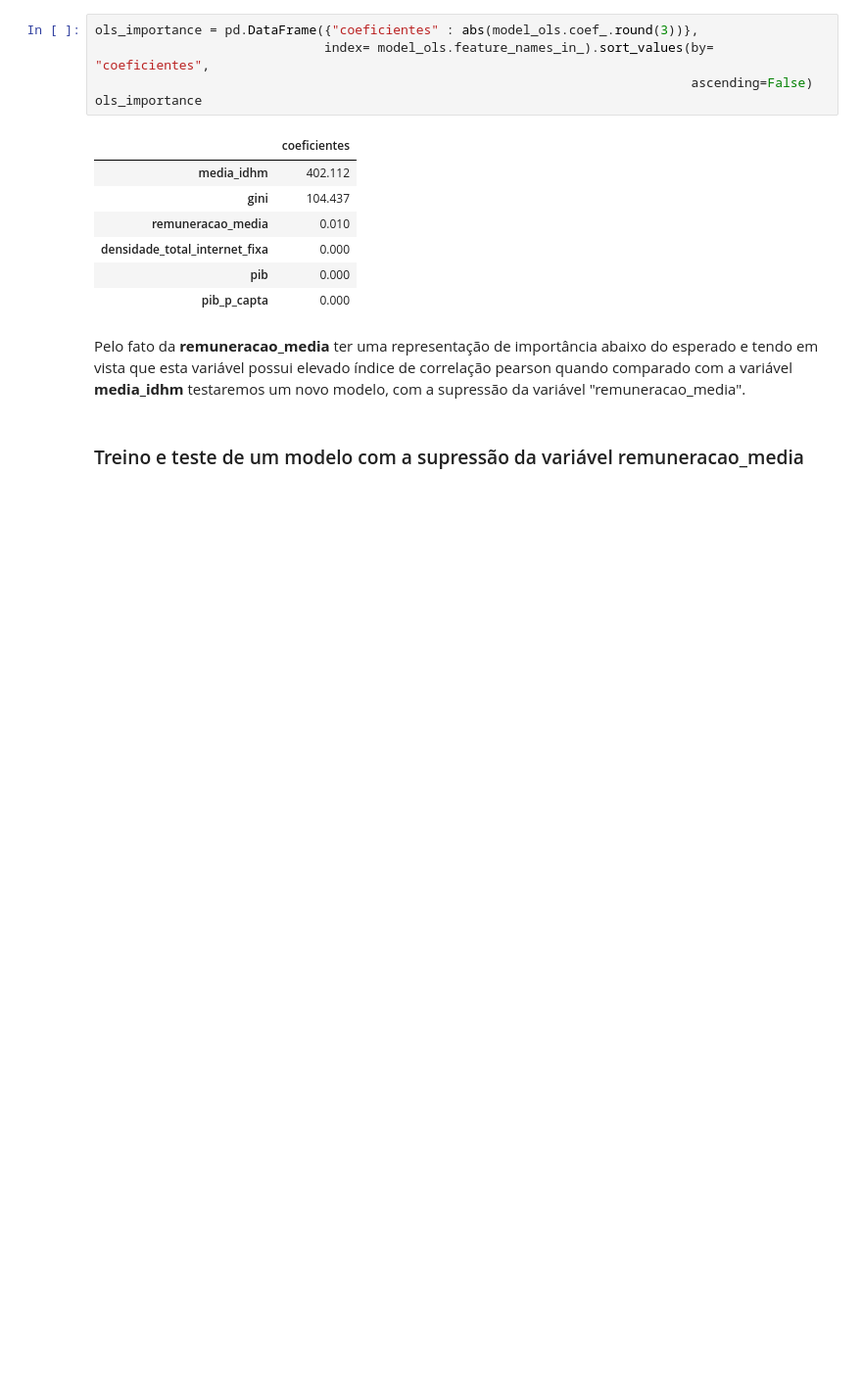
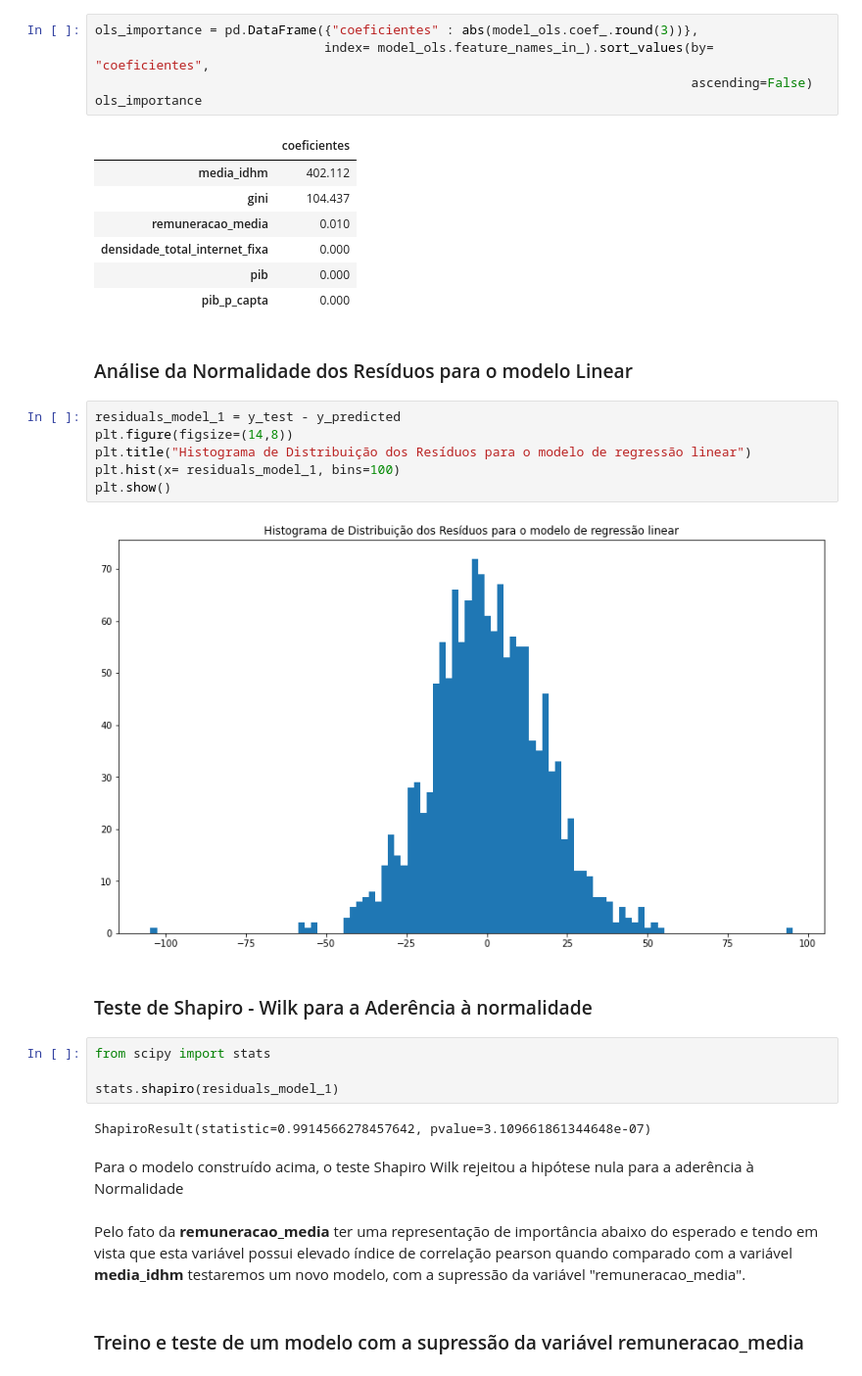
Before and after one commit to mcolazin/tcc_jupyter_new, a Jupyter notebook: part_5_linear_regression_sklearn.ipynb, the cells around one changed output. Shown: that part at 98% size. Cells and saved outputs as stored; diff of their text form; blank space fills up the shorter version.

Commit message:
Add files via upload
Atualização da regressão linear com os testes a normalidade - Shapiro Francia

```diff
--- a/part_5_linear_regression_sklearn.ipynb
+++ b/part_5_linear_regression_sklearn.ipynb
@@ -184,6 +184,26 @@ ols_importance
 | densidade_total_internet_fixa | 0.000 |
 | pib | 0.000 |
 | pib_p_capta | 0.000 |
+# %% [markdown]
+### Análise da Normalidade dos Resíduos para o modelo Linear
+# %%
+residuals_model_1 = y_test - y_predicted
+plt.figure(figsize=(14,8))
+plt.title("Histograma de Distribuição dos Resíduos para o modelo de regressão linear")
+plt.hist(x= residuals_model_1, bins=100)
+plt.show()
+# %% [output]
+[figure, added]
+# %% [markdown]
+### Teste de Shapiro - Wilk para a Aderência à normalidade
+# %%
+from scipy import stats
+
+stats.shapiro(residuals_model_1)
+# %% [output]
+ShapiroResult(statistic=0.9914566278457642, pvalue=3.109661861344648e-07)
+# %% [markdown]
+Para o modelo construído acima, o teste Shapiro Wilk rejeitou a hipótese nula para a aderência à Normalidade
 # %% [markdown]
 Pelo fato da **remuneracao_media** ter uma representação de importância abaixo do esperado e tendo em vista
 que esta variável possui elevado índice de correlação pearson quando comparado com a variável **media_idhm** testaremos um novo modelo, com a supressão da variável "remuneracao_media".
```
Also changed, not shown: parts of 4 cells of this notebook.
